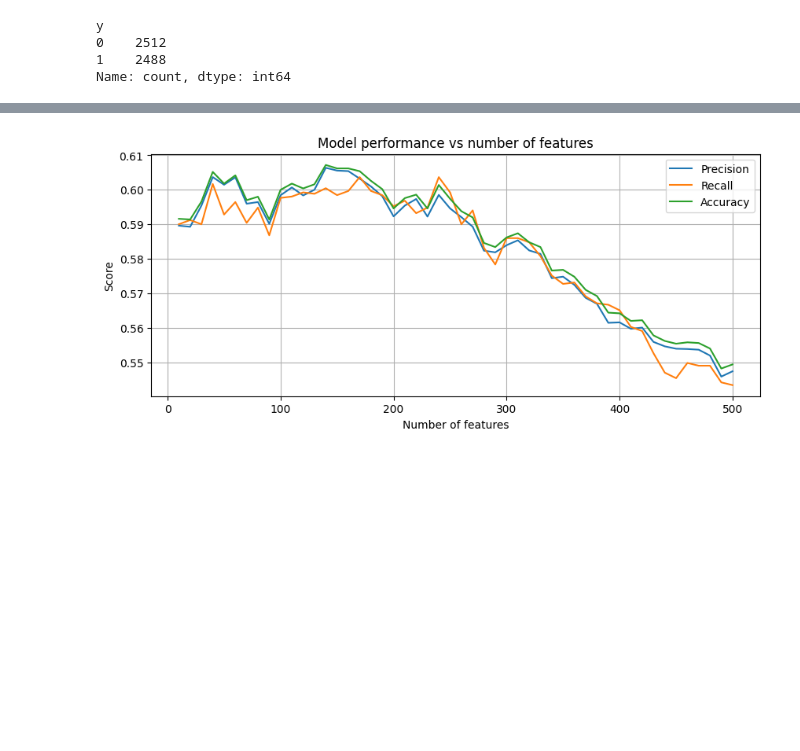
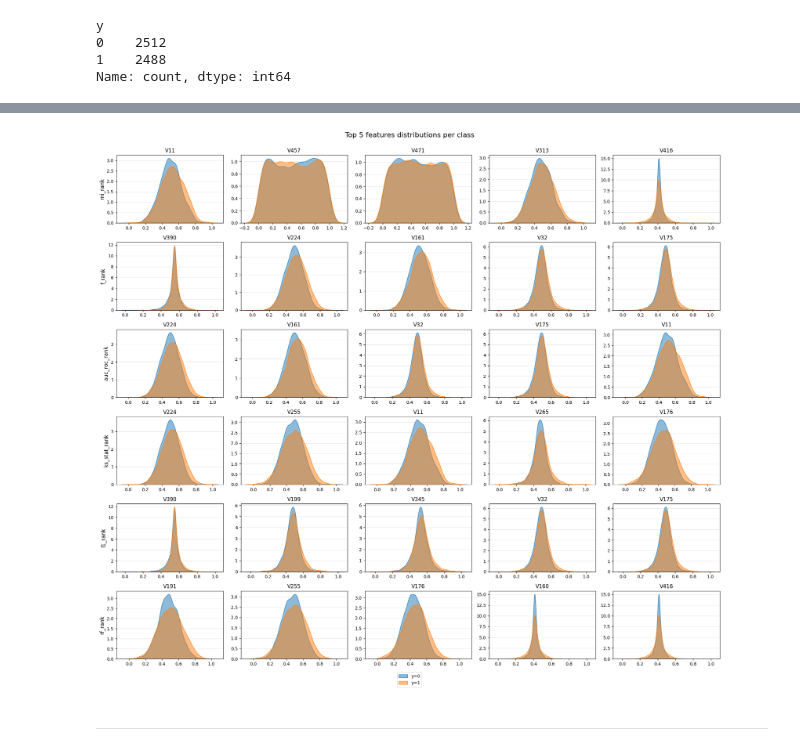
Before and after one commit to kwiatkowskaa/cost-sensitive-predictive-modeling, a Jupyter notebook: notebooks/01_base_feature_selection.ipynb, the cells around one changed output, grey strips where cells are left out. Saved outputs shown, nothing was run; the diff lists cells and outputs as text; code cells hidden in the pictures; blank space fills up the shorter version.

```diff
--- a/notebooks/01_base_feature_selection.ipynb
+++ b/notebooks/01_base_feature_selection.ipynb
@@ -268,15 +241,59 @@ cv_results.head()
-# %%
-plt.figure(figsize=(10, 4))
-
-plt.plot(cv_results["k_features"], cv_results["precision"], label="Precision")
-plt.plot(cv_results["k_features"], cv_results["recall"], label="Recall")
-plt.plot(cv_results["k_features"], cv_results["accuracy"], label="Accuracy")
-
-plt.xlabel("Number of features")
-plt.ylabel("Score")
-plt.title("Model performance vs number of features")
-plt.legend()
-plt.grid()
-plt.show()
-# %% [output]
-[figure, removed]
+# %%
+TOP_K = 5
+
+n_rows = len(rank_columns)
+n_cols = TOP_K
+
+fig, axes = plt.subplots(n_rows, n_cols, figsize=(4 * n_cols, 3 * n_rows))
+
+for row_idx, rank_col in enumerate(rank_columns):
+
+    top_features = (results.sort_values(rank_col).head(TOP_K)["feature"].values)
+
+    for col_idx, feature in enumerate(top_features):
+
+        ax = axes[row_idx, col_idx]
+
+        # class 0
+        sns.kdeplot(
+            x=x_train_scaled.loc[y_train == 0, feature],
+            ax=ax,
+            label="y=0",
+            fill=True,
+            alpha=0.5,
+        )
+
+        # class 1
+        sns.kdeplot(
+            x=x_train_scaled.loc[y_train == 1, feature],
+            ax=ax,
+            label="y=1",
+            fill=True,
+            alpha=0.5
+        )
+
+        ax.set_title(f"{feature}")
+
+        if col_idx == 0:
+            ax.set_ylabel(rank_col, fontsize=12)
+        else:
+            ax.set_ylabel("")
+
+        ax.set_xlabel("")
+        ax.grid(True, alpha=0.3, axis="y")
+
+        if not (row_idx == 0 and col_idx == 0):
+            legend = ax.get_legend()
+            if legend is not None:
+                legend.remove()
+
+handles, labels = axes[0, 0].get_legend_handles_labels()
+fig.legend(handles, labels, loc="lower center")
+
+plt.suptitle("Top 5 features distributions per class", fontsize=16)
+plt.tight_layout(rect=(0, 0.03, 1, 0.98))
+plt.show()
+# %% [output]
+[figure, added]
+# %% [markdown]
+---
```
Also changed, not shown: parts of 9 cells of this notebook, 1 other file.
